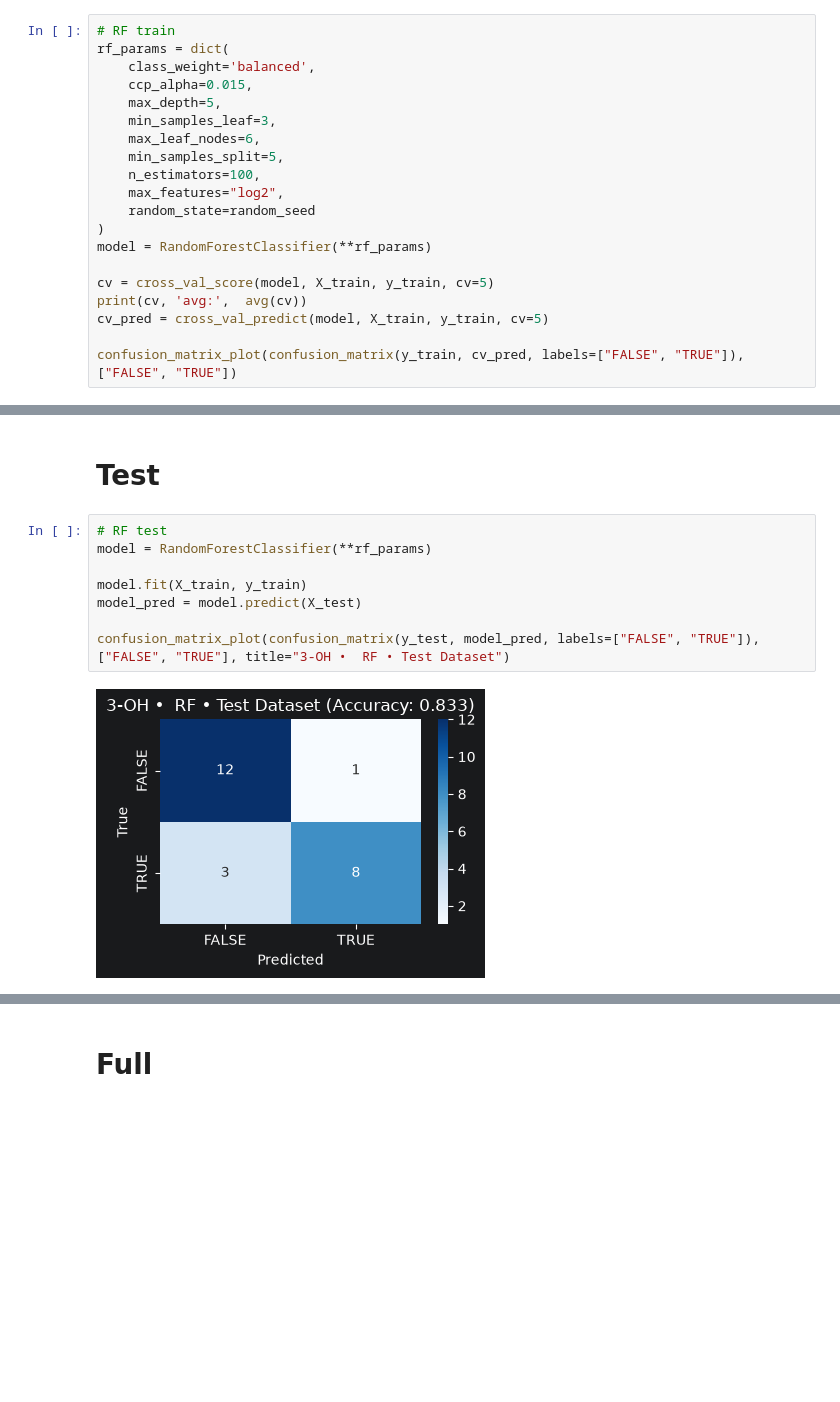
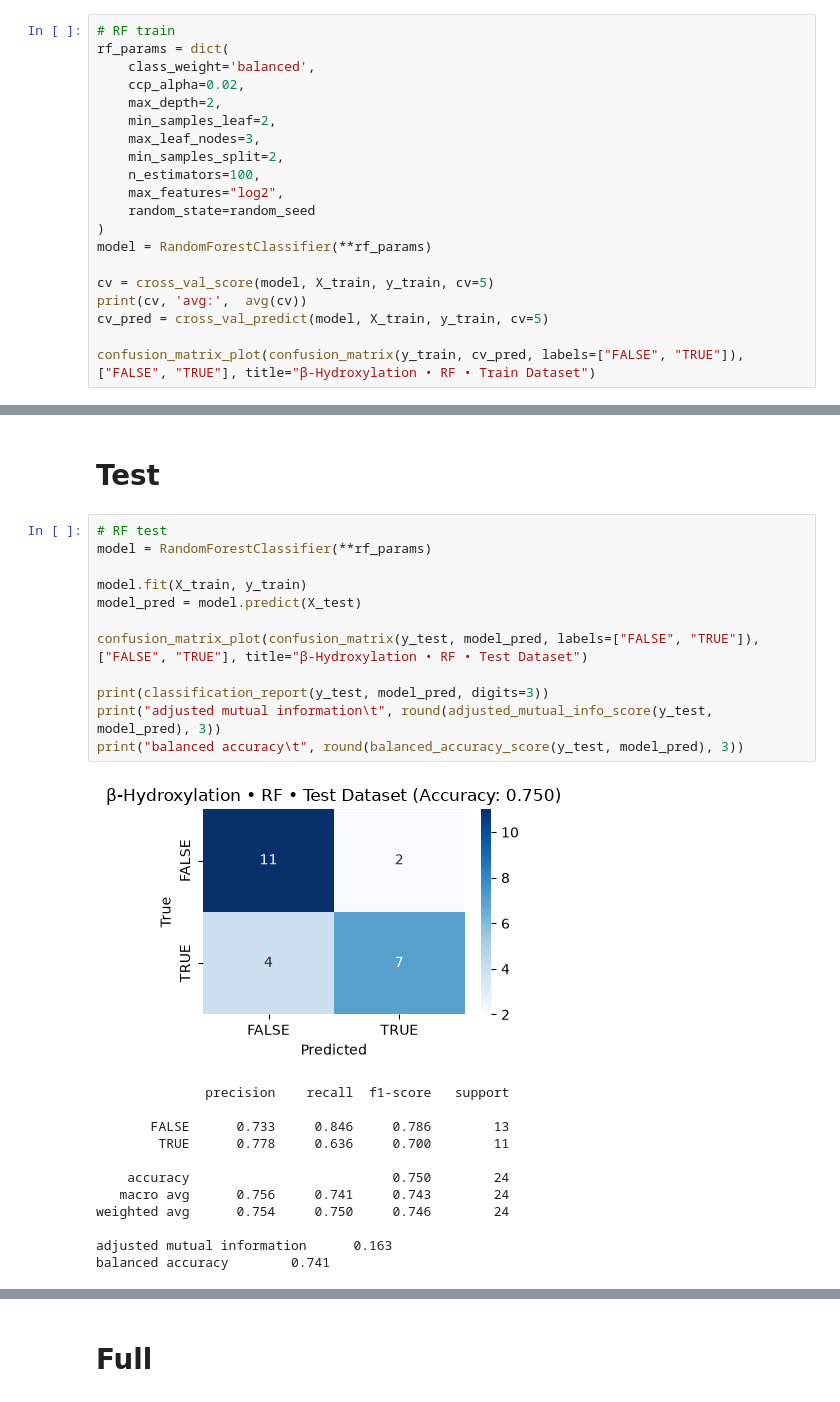
Before and after one commit to axt-k/cstarters, a Jupyter notebook: notebooks/ml/ml_beta-hydroxylation.ipynb, the cells around one changed output, grey strips where cells are left out. Drawn from its saved outputs; the diff is of its cells as text; blank space fills up the shorter version.

```diff
--- a/notebooks/ml/ml_beta-hydroxylation.ipynb
+++ b/notebooks/ml/ml_beta-hydroxylation.ipynb
@@ -61,11 +61,11 @@ X_full, y_full = shuffle(X_full, y_full, random_state=random_seed)
 # RF train
 rf_params = dict(
     class_weight='balanced',
-    ccp_alpha=0.015,
-    max_depth=5,
-    min_samples_leaf=3,
-    max_leaf_nodes=6,
-    min_samples_split=5,
+    ccp_alpha=0.02,
+    max_depth=2,
+    min_samples_leaf=2,
+    max_leaf_nodes=3,
+    min_samples_split=2,
     n_estimators=100,
     max_features="log2",
     random_state=random_seed
@@ -76,5 +76,5 @@ cv = cross_val_score(model, X_train, y_train, cv=5)
 print(cv, 'avg:',  avg(cv))
 cv_pred = cross_val_predict(model, X_train, y_train, cv=5)
 
-confusion_matrix_plot(confusion_matrix(y_train, cv_pred, labels=["FALSE", "TRUE"]), ["FALSE", "TRUE"])
+confusion_matrix_plot(confusion_matrix(y_train, cv_pred, labels=["FALSE", "TRUE"]), ["FALSE", "TRUE"], title="β-Hydroxylation • RF • Train Dataset")
 # %% [output]
@@ -155,13 +157,28 @@ confusion_matrix_plot(confusion_matrix(y_train, cv_pred),["FALSE", "TRUE"])
 # %%
 # RF test
 model = RandomForestClassifier(**rf_params)
 
 model.fit(X_train, y_train)
 model_pred = model.predict(X_test)
 
-confusion_matrix_plot(confusion_matrix(y_test, model_pred, labels=["FALSE", "TRUE"]), ["FALSE", "TRUE"], title="3-OH •  RF • Test Dataset")
+confusion_matrix_plot(confusion_matrix(y_test, model_pred, labels=["FALSE", "TRUE"]), ["FALSE", "TRUE"], title="β-Hydroxylation • RF • Test Dataset")
+
+print(classification_report(y_test, model_pred, digits=3))
+print("adjusted mutual information\t", round(adjusted_mutual_info_score(y_test, model_pred), 3))
+print("balanced accuracy\t", round(balanced_accuracy_score(y_test, model_pred), 3))
 # %% [output]
-[figure, old version]
+[figure, new version]
+              precision    recall  f1-score   support
+
+       FALSE      0.733     0.846     0.786        13
+        TRUE      0.778     0.636     0.700        11
+
+    accuracy                          0.750        24
+   macro avg      0.756     0.741     0.743        24
+weighted avg      0.754     0.750     0.746        24
+
+adjusted mutual information      0.163
+balanced accuracy        0.741
 # %%
 # logistic regression test
 model = LogisticRegression(**lr_params)
```
Also changed, not shown: parts of 13 cells of this notebook, 10 other files.
